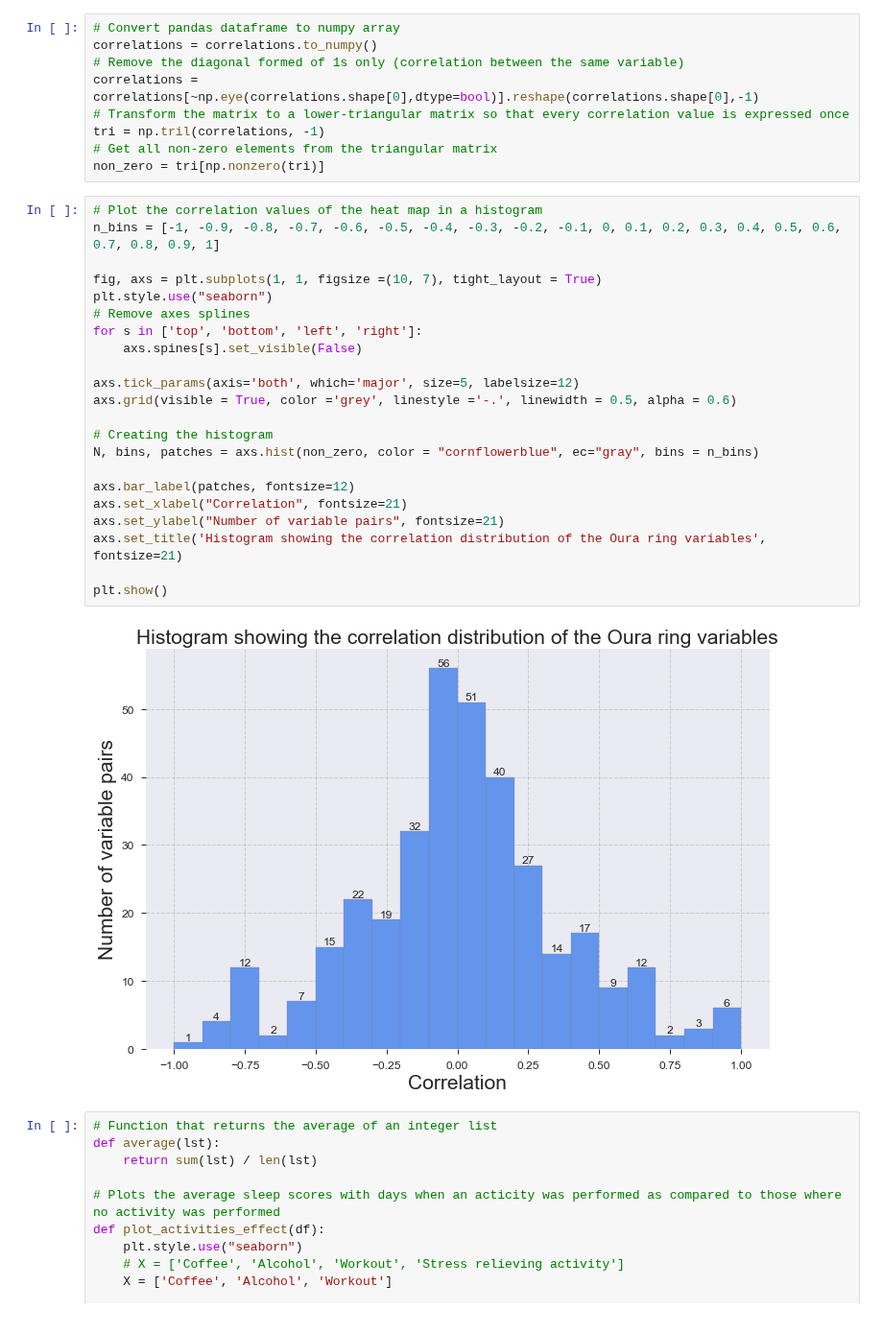
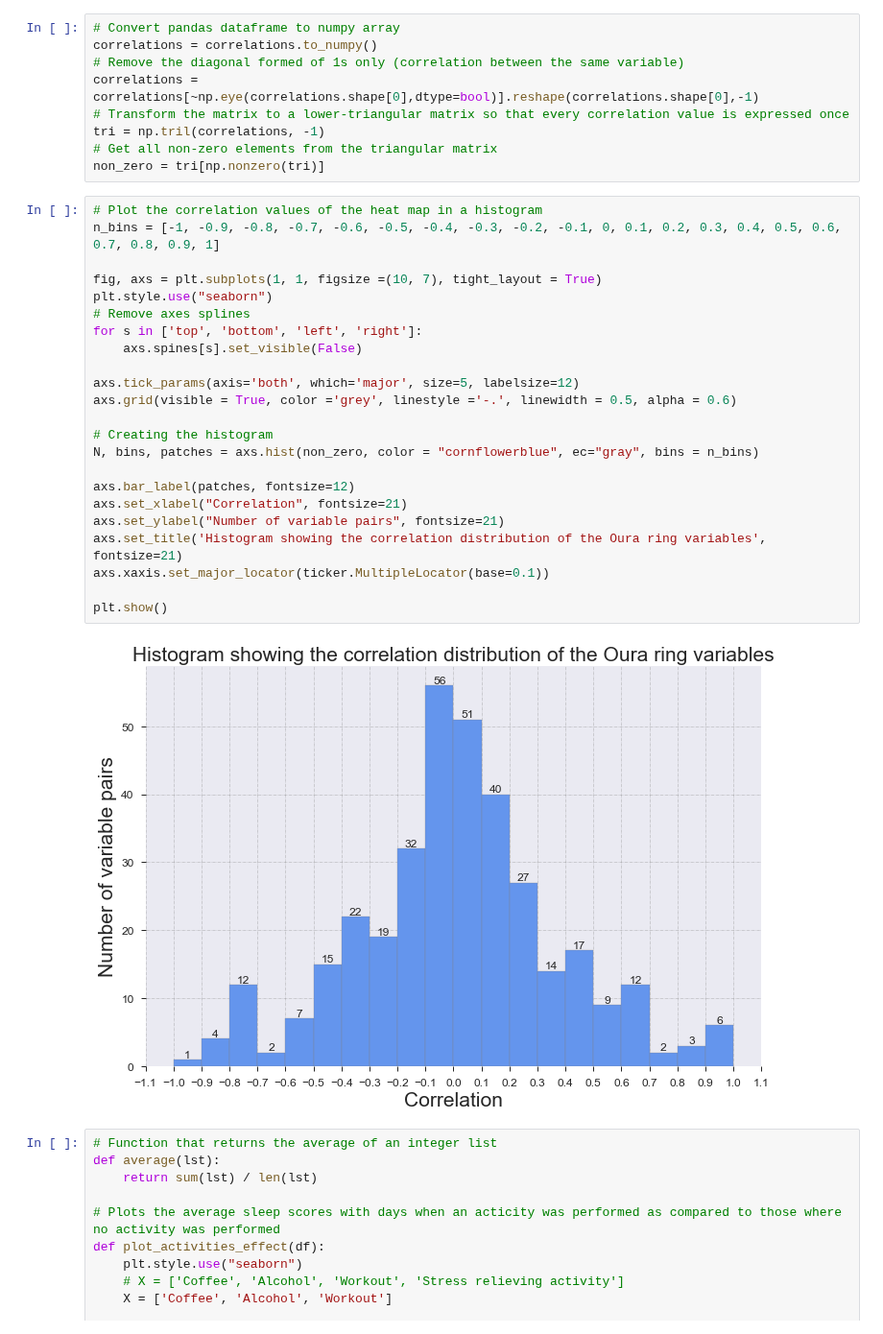
Before and after one commit to thalianajjar/internship_code, a Jupyter notebook: data_visualization.ipynb, the cells around one changed output. Shown at 96% size. Saved outputs shown, nothing was run; the diff lists cells and outputs as text.

```diff
--- a/data_visualization.ipynb
+++ b/data_visualization.ipynb
@@ -108,27 +110,28 @@ non_zero = tri[np.nonzero(tri)]
 # %%
 # Plot the correlation values of the heat map in a histogram
 n_bins = [-1, -0.9, -0.8, -0.7, -0.6, -0.5, -0.4, -0.3, -0.2, -0.1, 0, 0.1, 0.2, 0.3, 0.4, 0.5, 0.6, 0.7, 0.8, 0.9, 1]
 
 fig, axs = plt.subplots(1, 1, figsize =(10, 7), tight_layout = True)
 plt.style.use("seaborn")
 # Remove axes splines
 for s in ['top', 'bottom', 'left', 'right']:
     axs.spines[s].set_visible(False)
 
 axs.tick_params(axis='both', which='major', size=5, labelsize=12)
 axs.grid(visible = True, color ='grey', linestyle ='-.', linewidth = 0.5, alpha = 0.6)
 
 # Creating the histogram
 N, bins, patches = axs.hist(non_zero, color = "cornflowerblue", ec="gray", bins = n_bins)
 
 axs.bar_label(patches, fontsize=12)
 axs.set_xlabel("Correlation", fontsize=21)
 axs.set_ylabel("Number of variable pairs", fontsize=21)
 axs.set_title('Histogram showing the correlation distribution of the Oura ring variables', fontsize=21)
+axs.xaxis.set_major_locator(ticker.MultipleLocator(base=0.1))
 
 plt.show()
 # %% [output]
-[figure, old version]
+[figure, new version]
 # %%
 # Function that returns the average of an integer list
 def average(lst):
```
Also changed, not shown: parts of 2 cells of this notebook.
